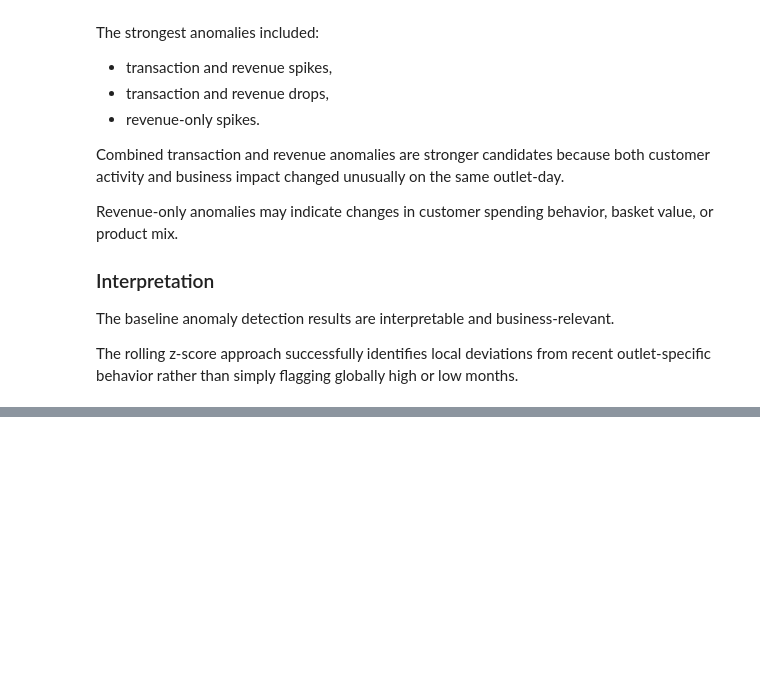
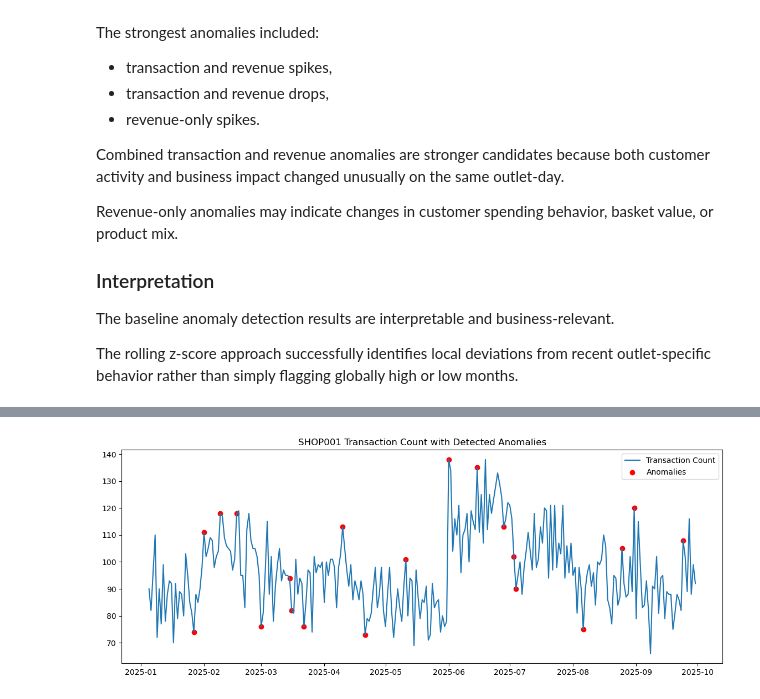
Before and after one commit to Marwanmans360/Sales-Anomaly-Detection-F-B, a Jupyter notebook: notebooks/04_baseline_anomaly_detection.ipynb, the cells around one changed output, grey strips where cells are left out. Saved outputs shown, nothing was run; the diff lists cells and outputs as text; code cells hidden in the pictures; blank space fills up the shorter version.

Commit message:
Added key figures in the report folder

```diff
--- a/notebooks/04_baseline_anomaly_detection.ipynb
+++ b/notebooks/04_baseline_anomaly_detection.ipynb
@@ -681,0 +746,20 @@ The rolling z-score approach successfully identifies local deviations from recen
+# %%
+plt.figure(figsize=(14,5))
+
+shop1 = features[features["outlet"] == "SHOP002"]
+plt.plot(shop1["date"], shop1["transaction_count"], label="Transaction Count")
+
+anomalies_shop1 = shop1[shop1["baseline_anomaly_flag"] == 1]
+
+plt.scatter(
+    anomalies_shop1["date"],
+    anomalies_shop1["transaction_count"],
+    color="red",
+    label="Anomalies"
+)
+
+plt.title("SHOP001 Transaction Count with Detected Anomalies")
+plt.legend()
+plt.show()
+# %% [output]
+[figure, added]
```
Also changed, not shown: parts of 5 cells of this notebook, 11 other files.
